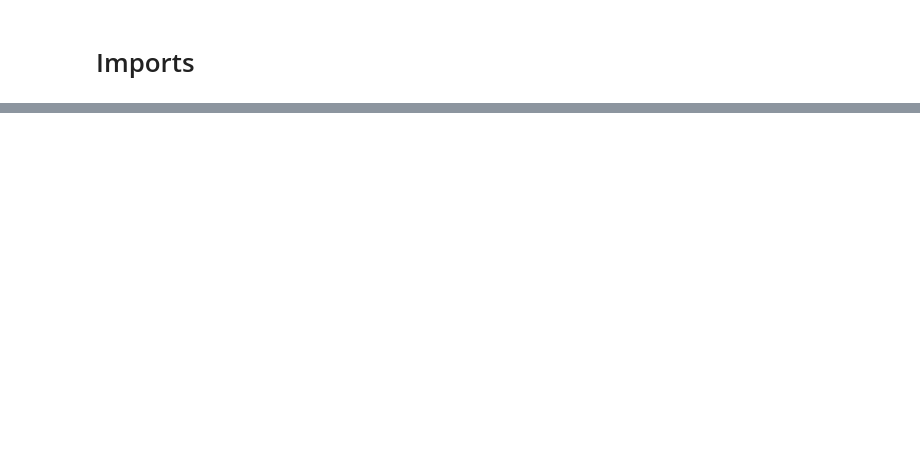
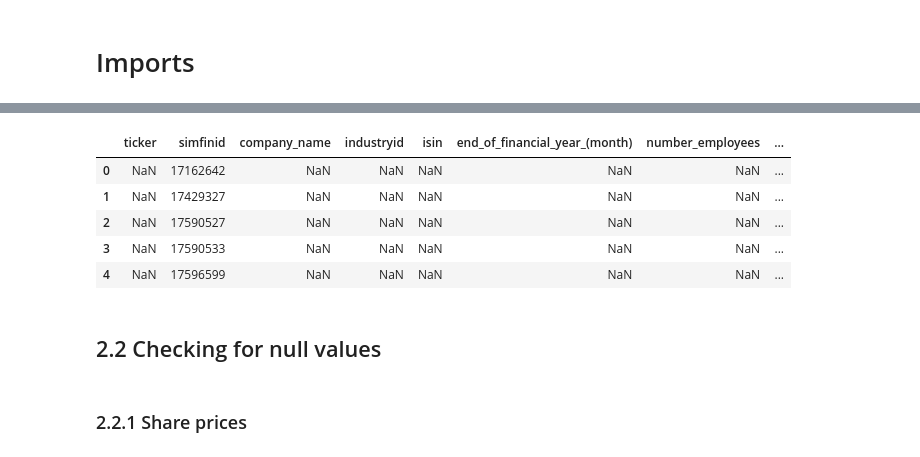
Before and after one commit to massimotassinari/Automated-Daily-Trading-System, a Jupyter notebook: ETL.ipynb, the cells around one changed output, grey strips where cells are left out. Saved outputs shown, nothing was run; the diff lists cells and outputs as text; code cells hidden in the pictures; blank space fills up the shorter version.

```diff
--- a/ETL.ipynb
+++ b/ETL.ipynb
@@ -160,0 +52,5 @@ ModuleNotFoundError: No module named 'simfin'
+# %%
+# Example transformations:
+df_share_prices.columns = [col.strip().lower().replace(" ", "_") for col in df_share_prices.columns]  # Normalize column names
+# Example transformations:
+df_company.columns = [col.strip().lower().replace(" ", "_") for col in df_company.columns]  # Normalize column names
@@ -160,0 +68,13 @@ ModuleNotFoundError: No module named 'simfin'
+# %%
+df_company.head()
+# %% [output]
+|  | ticker | simfinid | company_name | industryid | isin | end_of_financial_year_(month) | number_employees | ... |
+| 0 | NaN | 17162642 | NaN | NaN | NaN | NaN | NaN | ... |
+| 1 | NaN | 17429327 | NaN | NaN | NaN | NaN | NaN | ... |
+| 2 | NaN | 17590527 | NaN | NaN | NaN | NaN | NaN | ... |
+| 3 | NaN | 17590533 | NaN | NaN | NaN | NaN | NaN | ... |
+| 4 | NaN | 17596599 | NaN | NaN | NaN | NaN | NaN | ... |
+# %% [markdown]
+## 2.2 Checking for null values
+# %% [markdown]
+### 2.2.1 Share prices
```
Also changed, not shown: parts of 58 cells of this notebook, 6 other files.
